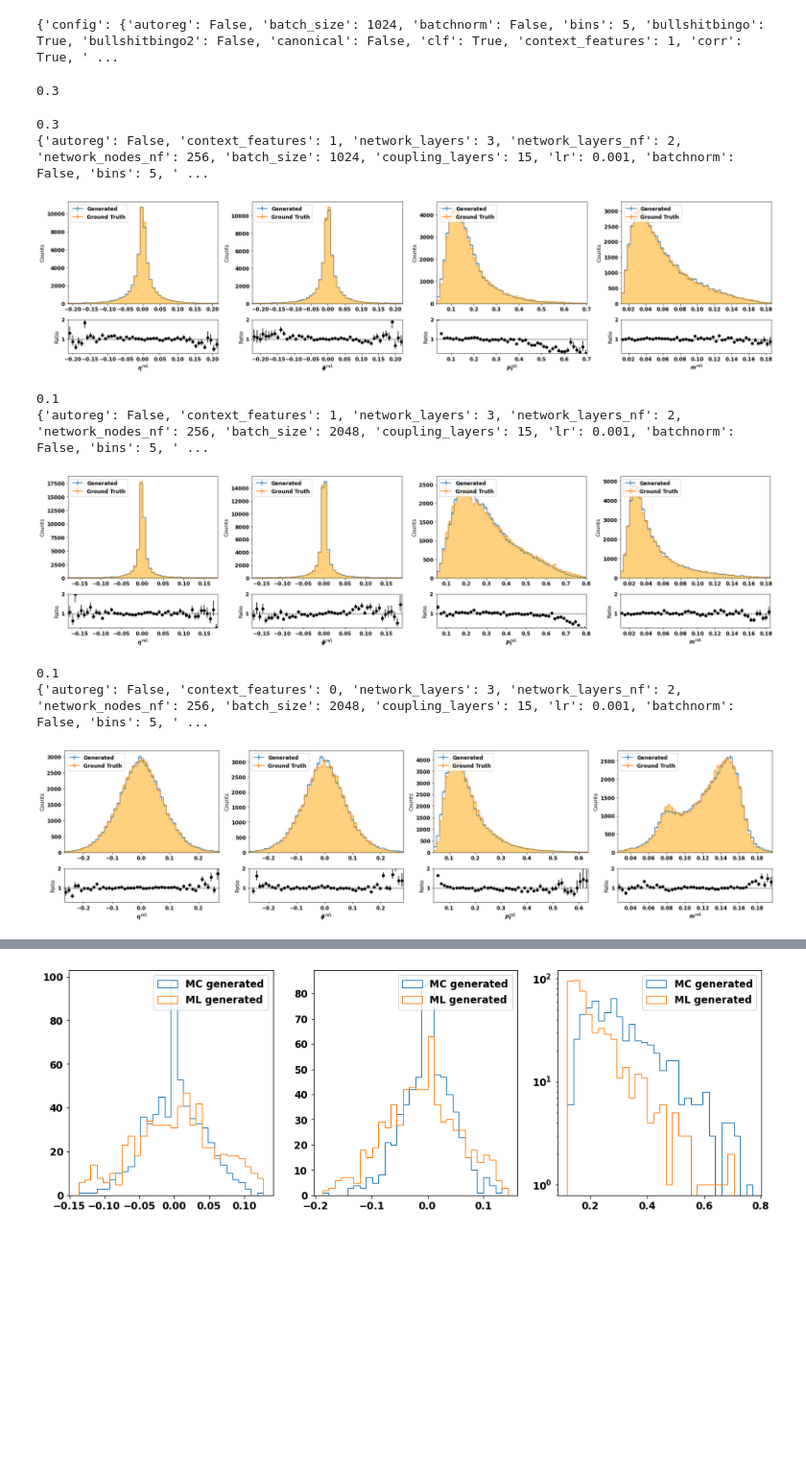
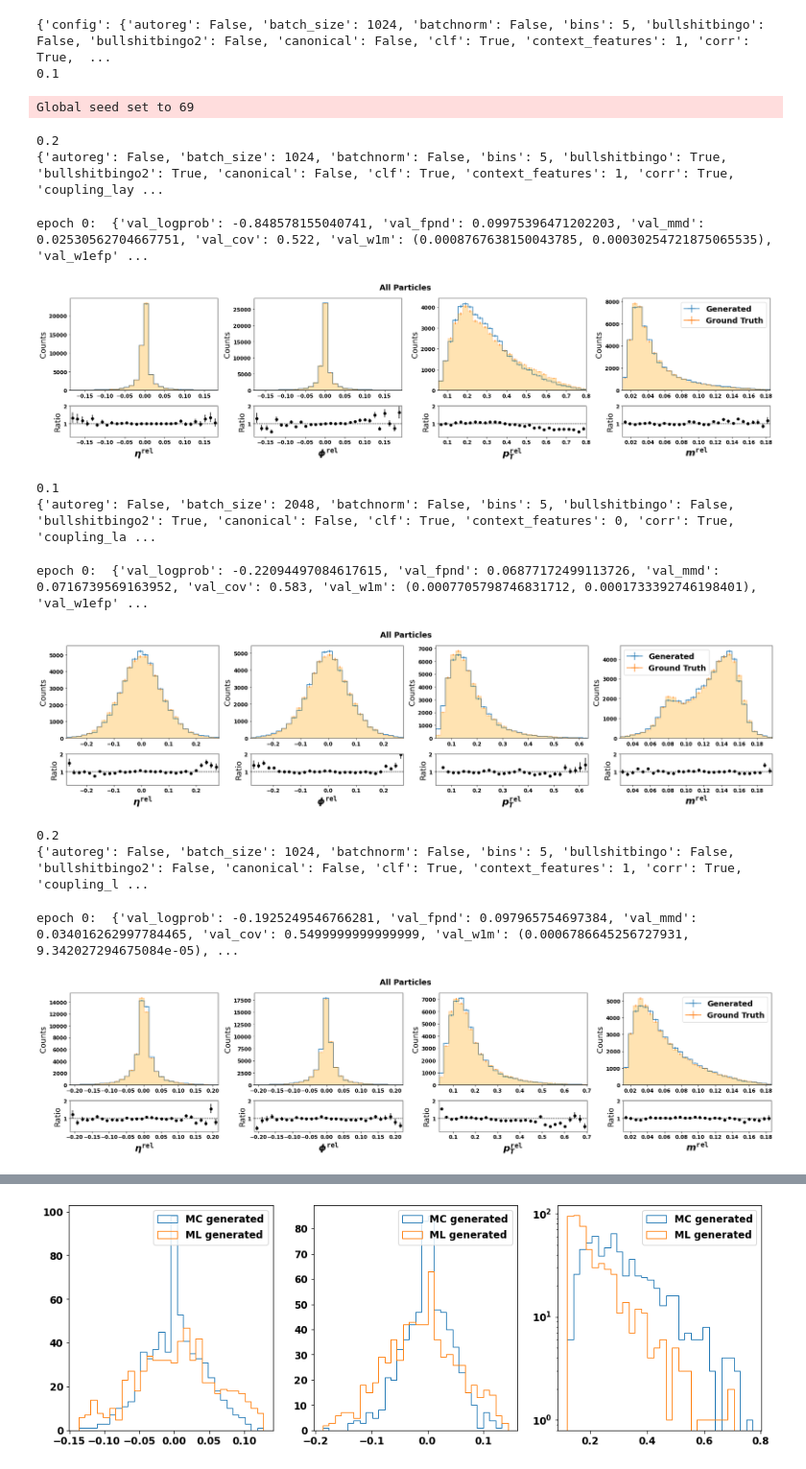
Before and after one commit to kaechb/LitJetNet, a Jupyter notebook: LitNF/plots-trafo-Neurips.ipynb, the cells around one changed output, grey strips where cells are left out. Shown: that part at 96% size. Cells and saved outputs as stored; diff of their text form; code cells hidden in the pictures; blank space fills up the shorter version.

Commit message:
everything stable switching to jetnet2 now

```diff
--- a/LitNF/plots-trafo-Neurips.ipynb
+++ b/LitNF/plots-trafo-Neurips.ipynb
@@ -307,9 +294,8 @@ class plotting_paper():
 # %%
 import yaml
 import os
-
-best_hparam="/beegfs/desy/user/kaechben/fix_mask_scan3/lightning_logs/version_180/hparams.yaml" #top
-best_hparam="/beegfs/desy/user/kaechben/final_q/lightning_logs/version_9/hparams.yaml" #q
+p="q"
+best_hparam="/beegfs/desy/user/kaechben/bestever_{}/lightning_logs/version_0/hparams.yaml".format(p) #top
 # best_hparam="/beegfs/desy/user/kaechben/fix_mask_scan3/lightning_logs/version_180/hparams.yaml" #top
 with open(best_hparam, 'r') as stream:
         config=yaml.load(stream,Loader=yaml.Loader)
@@ -321,20 +307,26 @@ data_module.setup("train")
 # data=data_module.scaler.inverse_transform(data_module.data[:,:90]).reshape(-1,30,3)
 model = TransGan(config,data_module.num_batches)
 # %% [output]
-{'config': {'autoreg': False, 'batch_size': 1024, 'batchnorm': False, 'bins': 5, 'bullshitbingo': True, 'bullshitbingo2': False, 'canonical': False, 'clf': True, 'context_features': 1, 'corr': True, ' ...
+{'config': {'autoreg': False, 'batch_size': 1024, 'batchnorm': False, 'bins': 5, 'bullshitbingo': False, 'bullshitbingo2': False, 'canonical': False, 'clf': True, 'context_features': 1, 'corr': True,  ...
+0.1
-0.3
 # %%
 temp_df=pd.DataFrame()
 best_model_t="/beegfs/desy/user/kaechben/final_cov_t/epoch=3949-val_fpnd=0.06-val_w1m=0.0005.ckpt"
 best_model_q="/beegfs/desy/user/kaechben/final_cov_q/epoch=2649-val_fpnd=0.06-val_w1m=0.0005.ckpt"
 best_model_g="/beegfs/desy/user/kaechben/final_cov_g/epoch=4649-val_fpnd=0.06-val_w1m=0.0005.ckpt"
+best_model_q="/beegfs/desy/user/kaechben/bestever_q/epoch=5049-val_fpnd=0.09-val_w1m=0.0007--val_w1efp=0.000008.ckpt"
+best_model_t="/beegfs/desy/user/kaechben/bestever_t/epoch=8249-val_fpnd=0.09-val_w1m=0.0007--val_w1efp=0.000011.ckpt"
+best_model_g="/beegfs/desy/user/kaechben/bestever_g/epoch=3849-val_fpnd=0.07-val_w1m=0.0007--val_w1efp=0.000006.ckpt"
+best_model_t="/beegfs/desy/user/kaechben/bestever_t/epoch=5199-val_fpnd=0.06-val_w1m=0.0009--val_w1efp=0.000011.ckpt"
+# best_model_q="/beegfs/desy/user/kaechben/bestever_q/epoch=1699-val_fpnd=0.06-val_w1m=0.0005--val_w1efp=0.000006.ckpt"
 w1ms=[]
 w1efps=[]
 w1ps=[]
 fpnds=[]
 covs=[]
 mmds=[]
-for mo in [best_model_g,best_model_q,best_model_t]:
+pl.utilities.seed.seed_everything(69)
+for mo in [best_model_q,best_model_t,best_model_g]:#[best_model_g,best_model_q,best_model_t]:
 
     model=model.load_from_checkpoint(mo)
     print(model.config)
@@ -392,46 +384,51 @@ for mo in [best_model_g,best_model_q,best_model_t]:
 
     try:
         fpndv = fpnd(fake_scaled[:50000,:].numpy(), use_tqdm=False, jet_type=model.config["parton"])
     except:
         fpndv = 1000
     w1m_ = w1m(fake_scaled, true_scaled)
     w1p_ = w1p(fake_scaled, true_scaled)
     w1efp_ = w1efp(fake_scaled, true_scaled)
     covs.append(cov)
     mmds.append(mmd)
     w1ms.append(w1m_)
     w1ps.append(w1p_)
     w1efps.append(w1efp_)
     fpnds.append(fpndv)
     # model.w1ms.append(w1m_)
     # model.fpnds.append(fpndv)
     # if (np.array([model.fpnds])[-4:] > 4).all() and model.current_epoch > model.config["max_epochs"]/5.4 and not model.config["bullshitbingo2"] or (np.array([model.w1ms])[-4:] > 0.006).all() and model.current_epoch > model.config["max_epochs"]/2 and not model.config["bullshitbingo2"]:
     #     print("no convergence, stop training")
     #     raise
 
-    # temp = {"val_logprob": float(logprob.numpy()),"val_fpnd": fpndv,"val_mmd": mmd,"val_cov": cov,"val_w1m": w1m_,
-    #         "val_w1efp": w1efp_,"val_w1p": w1p_,"step": model.global_step,}
-    # print("epoch {}: ".format(model.current_epoch), temp)
-    # temp_df=temp_df.append(temp,ignore_index=True)
+    temp = {"val_logprob": float(logprob.numpy()),"val_fpnd": fpndv,"val_mmd": mmd,"val_cov": cov,"val_w1m": w1m_,
+            "val_w1efp": w1efp_,"val_w1p": w1p_,"step": model.global_step,"name":"TF-"+model.config["parton"]}
+    print("epoch {}: ".format(model.current_epoch), temp)
+    temp_df=temp_df.append(temp,ignore_index=True)
 
-    model.plot = plotting_paper(model=model,gen=fake_scaled.reshape(-1,90),true=true_scaled.reshape(-1,90),config=model.config,step=model.global_step,p="t"
+    model.plot = plotting_paper(model=model,gen=fake_scaled.reshape(-1,90),true=true_scaled.reshape(-1,90),config=model.config,p=model.config["parton"]
     )
     # model.plot.plot_scores(scores_real,scores_fake,train=False,step=model.global_step)
     try:
-        model.plot.plot_mass( m_t=m_t.cpu().numpy(), m=m_c.cpu().numpy(), save=False, bins=50, quantile=True, plot_vline=False)
-        # model.plot.plot_2d(save=True)
+        model.plot.plot_mass( m_t=m_t.cpu().numpy(), m=m_c.cpu().numpy(), save="/home/kaechben/JetNet_NF/LitJetNet/LitNF/plotspaper/ML4Jets/{}_inclusivr".format(model.config["parton"]), bins=30)
+        #£ model.plot.plot_2d(save=True)
     #     model.plot.var_part(true=true[:,:model.n_dim],gen=gen_corr[:,:model.n_dim],true_n=n_true,gen_n=n_gen_corr,
     #                          m_true=m_t,m_gen=m_test ,save=True)
     except Exception as e:
         traceback.print_exc()
     # best_model_temp=temp
+temp_df=temp_df.drop("step",1)
 # %% [output]
-0.3
-{'autoreg': False, 'context_features': 1, 'network_layers': 3, 'network_layers_nf': 2, 'network_nodes_nf': 256, 'batch_size': 1024, 'coupling_layers': 15, 'lr': 0.001, 'batchnorm': False, 'bins': 5, ' ...
+Global seed set to 69
+0.2
+{'autoreg': False, 'batch_size': 1024, 'batchnorm': False, 'bins': 5, 'bullshitbingo': True, 'bullshitbingo2': True, 'canonical': False, 'clf': True, 'context_features': 1, 'corr': True, 'coupling_lay ...
+epoch 0:  {'val_logprob': -0.848578155040741, 'val_fpnd': 0.09975396471202203, 'val_mmd': 0.02530562704667751, 'val_cov': 0.522, 'val_w1m': (0.0008767638150043785, 0.00030254721875065535), 'val_w1efp' ...
-[figure, old version]
+[figure, new version]
-0.1
-{'autoreg': False, 'context_features': 1, 'network_layers': 3, 'network_layers_nf': 2, 'network_nodes_nf': 256, 'batch_size': 2048, 'coupling_layers': 15, 'lr': 0.001, 'batchnorm': False, 'bins': 5, ' ...
+0.1
+{'autoreg': False, 'batch_size': 2048, 'batchnorm': False, 'bins': 5, 'bullshitbingo': False, 'bullshitbingo2': True, 'canonical': False, 'clf': True, 'context_features': 0, 'corr': True, 'coupling_la ...
+epoch 0:  {'val_logprob': -0.22094497084617615, 'val_fpnd': 0.06877172499113726, 'val_mmd': 0.0716739569163952, 'val_cov': 0.583, 'val_w1m': (0.0007705798746831712, 0.0001733392746198401), 'val_w1efp' ...
-[figure, old version]
+[figure, new version]
-0.1
-{'autoreg': False, 'context_features': 0, 'network_layers': 3, 'network_layers_nf': 2, 'network_nodes_nf': 256, 'batch_size': 2048, 'coupling_layers': 15, 'lr': 0.001, 'batchnorm': False, 'bins': 5, ' ...
+0.2
+{'autoreg': False, 'batch_size': 1024, 'batchnorm': False, 'bins': 5, 'bullshitbingo': False, 'bullshitbingo2': False, 'canonical': False, 'clf': True, 'context_features': 1, 'corr': True, 'coupling_l ...
+epoch 0:  {'val_logprob': -0.1925249546766281, 'val_fpnd': 0.097965754697384, 'val_mmd': 0.034016262997784465, 'val_cov': 0.5499999999999999, 'val_w1m': (0.0006786645256727931, 9.342027294675084e-05), ...
-[figure, old version]
+[figure, new version]
```
Also changed, not shown: parts of 6 cells of this notebook, 2 other files.
